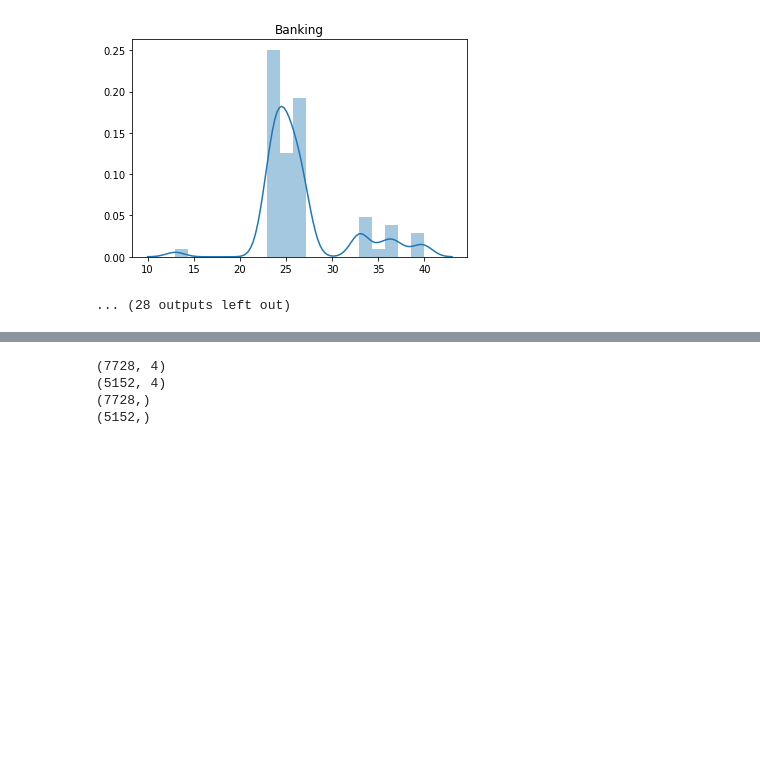
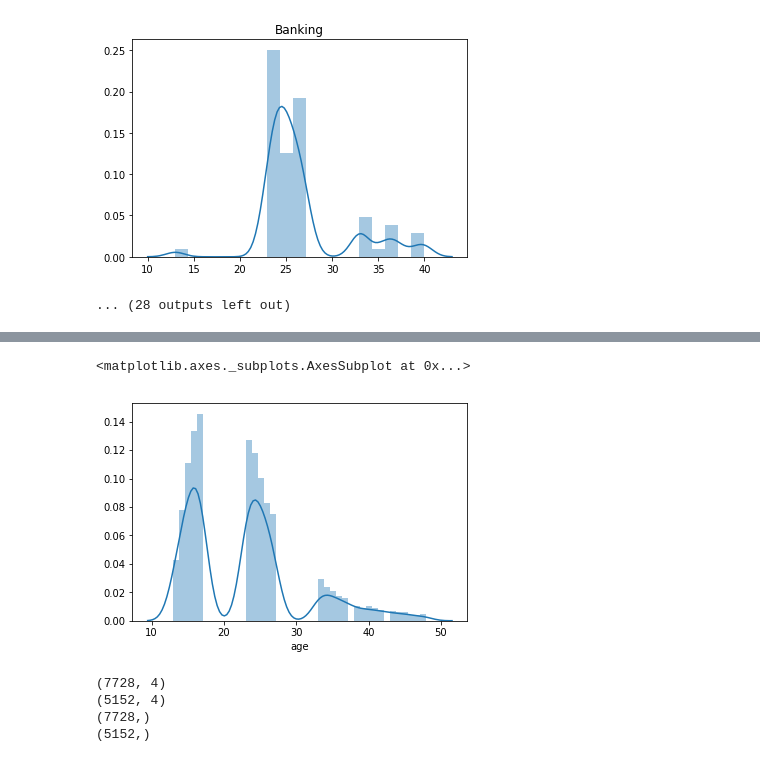
Before and after one commit to momorr317/Blogosphere_text_analytics, a Jupyter notebook: Jing/ntlk.ipynb, the cells around one changed output, grey strips where cells are left out. Cells and saved outputs as stored; diff of their text form; code cells hidden in the pictures; blank space fills up the shorter version.

```diff
--- a/Jing/ntlk.ipynb
+++ b/Jing/ntlk.ipynb
@@ -108,3 +99,8 @@ for t in topicList:
+# %%
+sns.distplot(train_groupby['age'])
+# %% [output]
+<matplotlib.axes._subplots.AxesSubplot at 0x...>
+[figure, added]
 # %%
 X = train_groupby
 # %%
```
Also changed, not shown: parts of 17 cells of this notebook, 2 other files.
